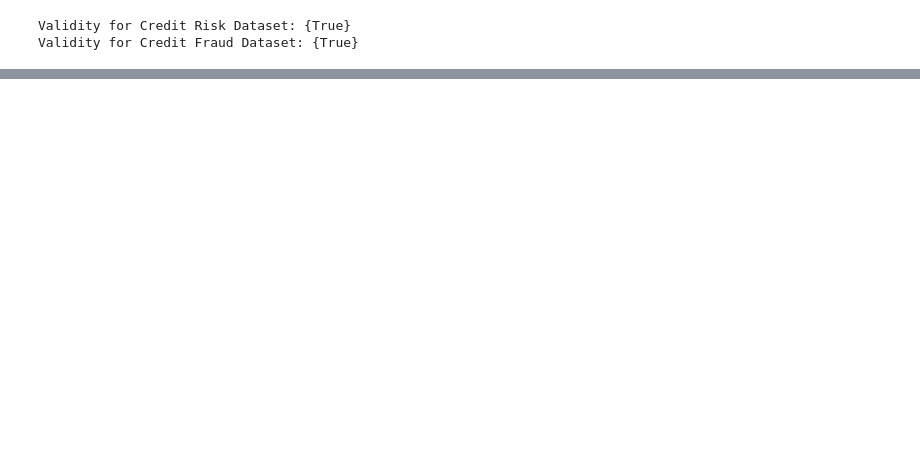
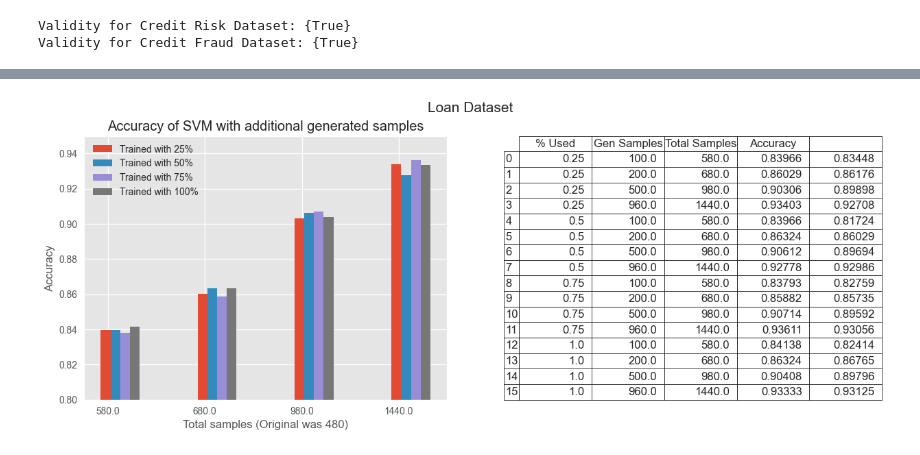
Before and after one commit to ashsProjects/Data_Augmentation_Using_GANs, a Jupyter notebook: Data_Augmentation_With_GANs.ipynb, the cells around one changed output, grey strips where cells are left out. Cells and saved outputs as stored; diff of their text form; code cells hidden in the pictures; blank space fills up the shorter version.

```diff
--- a/Data_Augmentation_With_GANs.ipynb
+++ b/Data_Augmentation_With_GANs.ipynb
@@ -308,0 +349,37 @@ fraud_acc_added, fraud_acc_raw = train_splits_using_gan(X_fraud, y_fraud, [500,1
+# %%
+plt.style.use('ggplot')
+fig = plt.figure(figsize=(15,5))
+fig.suptitle('Loan Dataset', fontsize=15)
+ax1 = fig.add_subplot(121)
+
+#getting the axes
+loan_categories = np.unique(loan_acc_added[:,2])
+loan_svm_acc_25 = loan_acc_added[loan_acc_added[:,0]==0.25][:,3]
+loan_svm_acc_50 = loan_acc_added[loan_acc_added[:,0]==0.50][:,3]
+loan_svm_acc_75 = loan_acc_added[loan_acc_added[:,0]==0.75][:,3]
+loan_svm_acc_100 = loan_acc_added[loan_acc_added[:,0]==1][:,3]
+
+#generating indices for bar groups
+bar_width = 0.10
+index = np.arange(len(loan_categories))
+#creating the grouped bar chart
+ax1.bar(index, loan_svm_acc_25, bar_width, label='Trained with 25%')
+ax1.bar(index+bar_width, loan_svm_acc_50, bar_width, label='Trained with 50%')
+ax1.bar(index+(bar_width*2), loan_svm_acc_75, bar_width, label='Trained with 75%')
+ax1.bar(index+(bar_width*3), loan_svm_acc_100, bar_width, label='Trained with 100%')
+#setting labels and axes
+ax1.set_ylim(0.8,0.95)
+ax1.set_xlabel('Total samples (Original was 480)')
+ax1.set_ylabel('Accuracy')
+ax1.set_title('Accuracy of SVM with additional generated samples')
+ax1.set_xticks(index + bar_width / 4, loan_categories)
+ax1.legend()
+
+#setting dataframe next to the graph
+ax2 = fig.add_subplot(122)
+ax2.axis('off')
+table = ax2.table(cellText=loan_added_df.values, colLabels=loan_added_df.columns, rowLabels=loan_added_df.index, bbox=[0, 0, 1, 1])
+table.auto_set_font_size(False)
+table.set_fontsize(12)
+# %% [output]
+[figure, added]
```
Also changed, not shown: parts of 13 cells of this notebook.
